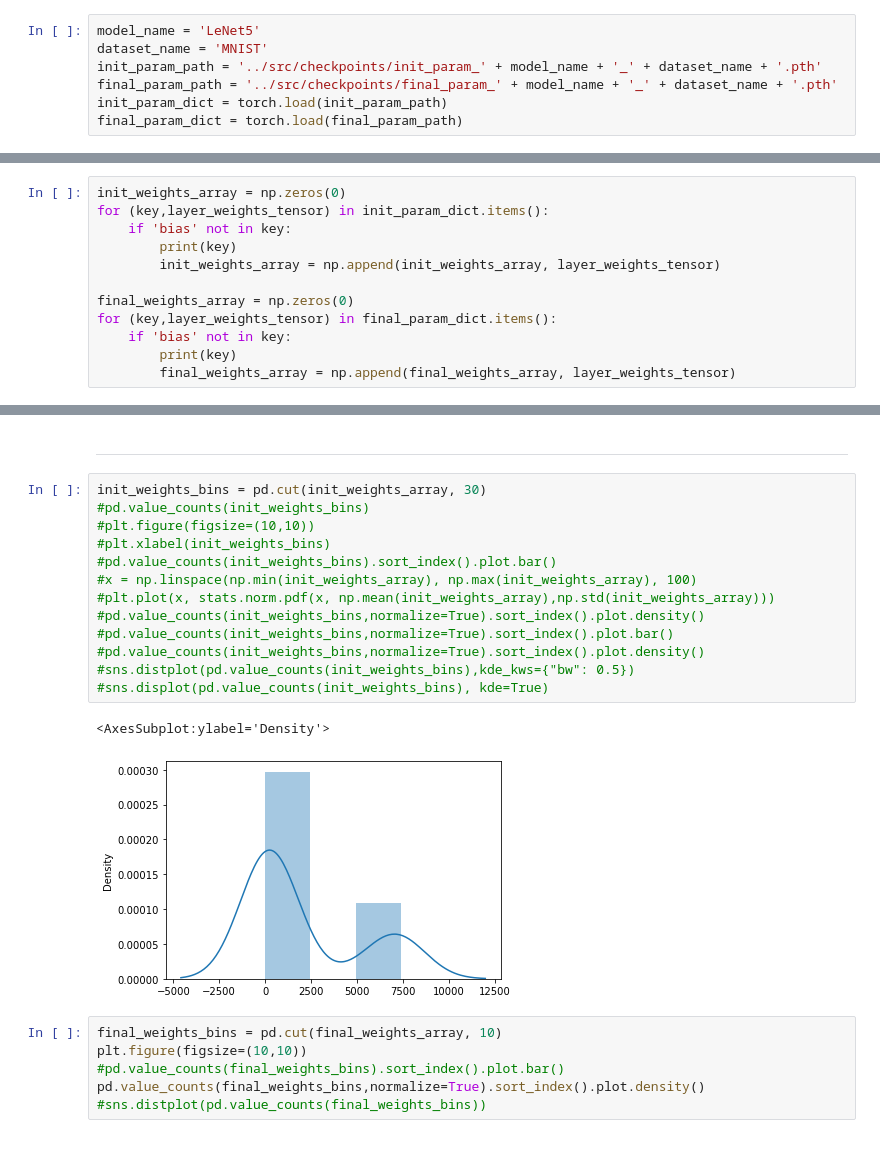
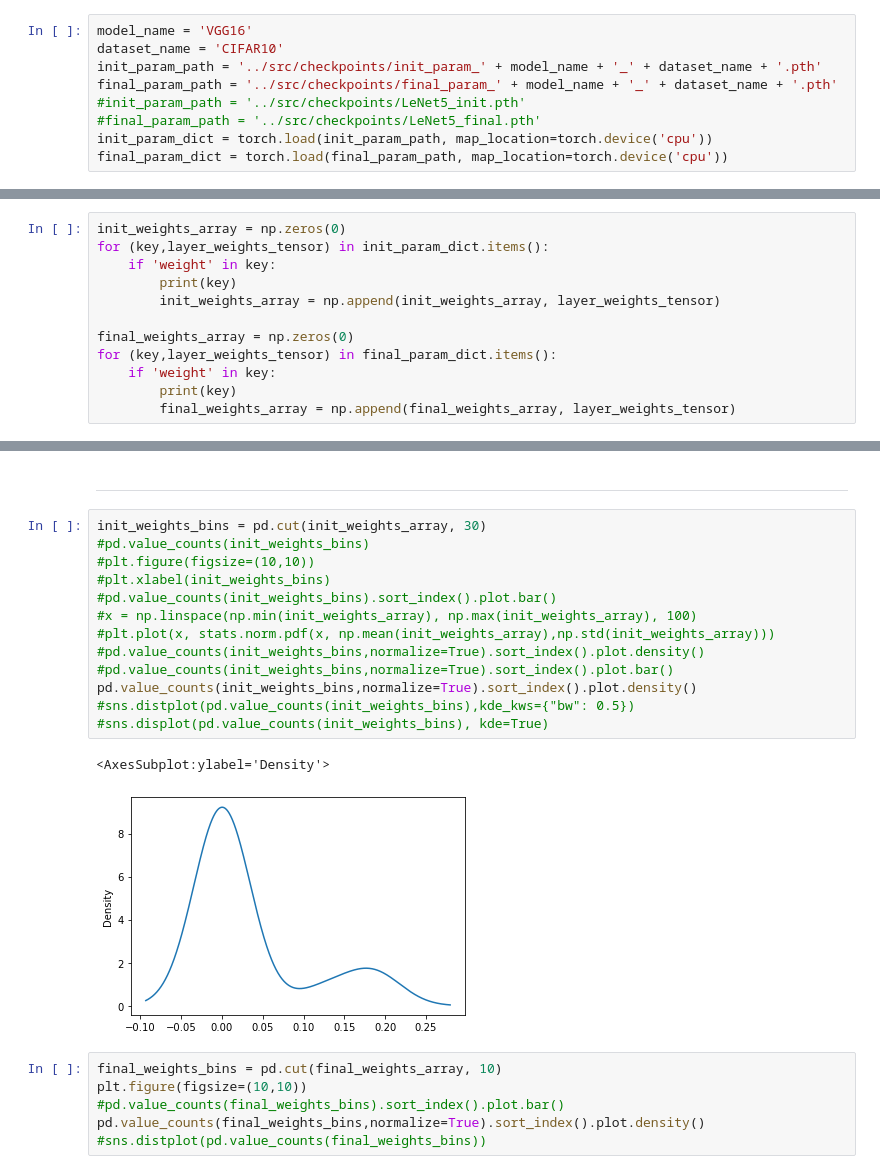
Before and after one commit to wwwfan628/nn_compression, a Jupyter notebook: notebooks/weights_distribution_compare.ipynb, the cells around one changed output, grey strips where cells are left out. Cells and saved outputs as stored; diff of their text form.

```diff
--- a/notebooks/weights_distribution_compare.ipynb
+++ b/notebooks/weights_distribution_compare.ipynb
@@ -7,12 +7,14 @@ import seaborn as sns
 import scipy.stats as stats
 import math
 # %%
-model_name = 'LeNet5'
-dataset_name = 'MNIST'
+model_name = 'VGG16'
+dataset_name = 'CIFAR10'
 init_param_path = '../src/checkpoints/init_param_' + model_name + '_' + dataset_name + '.pth'
 final_param_path = '../src/checkpoints/final_param_' + model_name + '_' + dataset_name + '.pth'
-init_param_dict = torch.load(init_param_path)
-final_param_dict = torch.load(final_param_path)
+#init_param_path = '../src/checkpoints/LeNet5_init.pth'
+#final_param_path = '../src/checkpoints/LeNet5_final.pth'
+init_param_dict = torch.load(init_param_path, map_location=torch.device('cpu'))
+final_param_dict = torch.load(final_param_path, map_location=torch.device('cpu'))
 # %%
 for (key,layer_weights_tensor) in init_param_dict.items():
     print(key)
@@ -30,13 +39,13 @@ fc3.bias
 # %%
 init_weights_array = np.zeros(0)
 for (key,layer_weights_tensor) in init_param_dict.items():
-    if 'bias' not in key:
+    if 'weight' in key:
         print(key)
         init_weights_array = np.append(init_weights_array, layer_weights_tensor)
 
 final_weights_array = np.zeros(0)
 for (key,layer_weights_tensor) in final_param_dict.items():
-    if 'bias' not in key:
+    if 'weight' in key:
         print(key)
         final_weights_array = np.append(final_weights_array, layer_weights_tensor)
 # %% [output]
@@ -126,19 +142,19 @@ ax.hist(init_weights_array,bins=50,density=True, stacked=True)
 # %%
 init_weights_bins = pd.cut(init_weights_array, 30)
 #pd.value_counts(init_weights_bins)
 #plt.figure(figsize=(10,10))
 #plt.xlabel(init_weights_bins)
 #pd.value_counts(init_weights_bins).sort_index().plot.bar()
 #x = np.linspace(np.min(init_weights_array), np.max(init_weights_array), 100)
 #plt.plot(x, stats.norm.pdf(x, np.mean(init_weights_array),np.std(init_weights_array)))
 #pd.value_counts(init_weights_bins,normalize=True).sort_index().plot.density()
 #pd.value_counts(init_weights_bins,normalize=True).sort_index().plot.bar()
-#pd.value_counts(init_weights_bins,normalize=True).sort_index().plot.density()
+pd.value_counts(init_weights_bins,normalize=True).sort_index().plot.density()
 #sns.distplot(pd.value_counts(init_weights_bins),kde_kws={"bw": 0.5})
 #sns.displot(pd.value_counts(init_weights_bins), kde=True)
 # %% [output]
 <AxesSubplot:ylabel='Density'>
-[figure, old version]
+[figure, new version]
 # %%
 final_weights_bins = pd.cut(final_weights_array, 10)
 plt.figure(figsize=(10,10))
```
Also changed, not shown: parts of 9 cells of this notebook, 8 other files.
